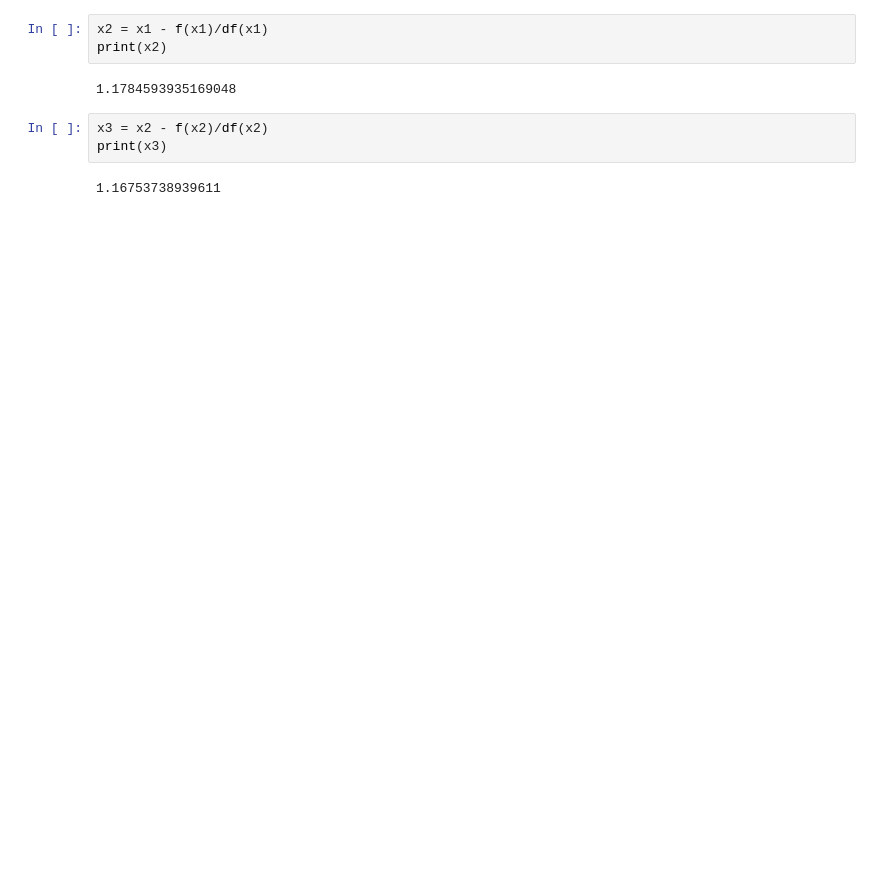
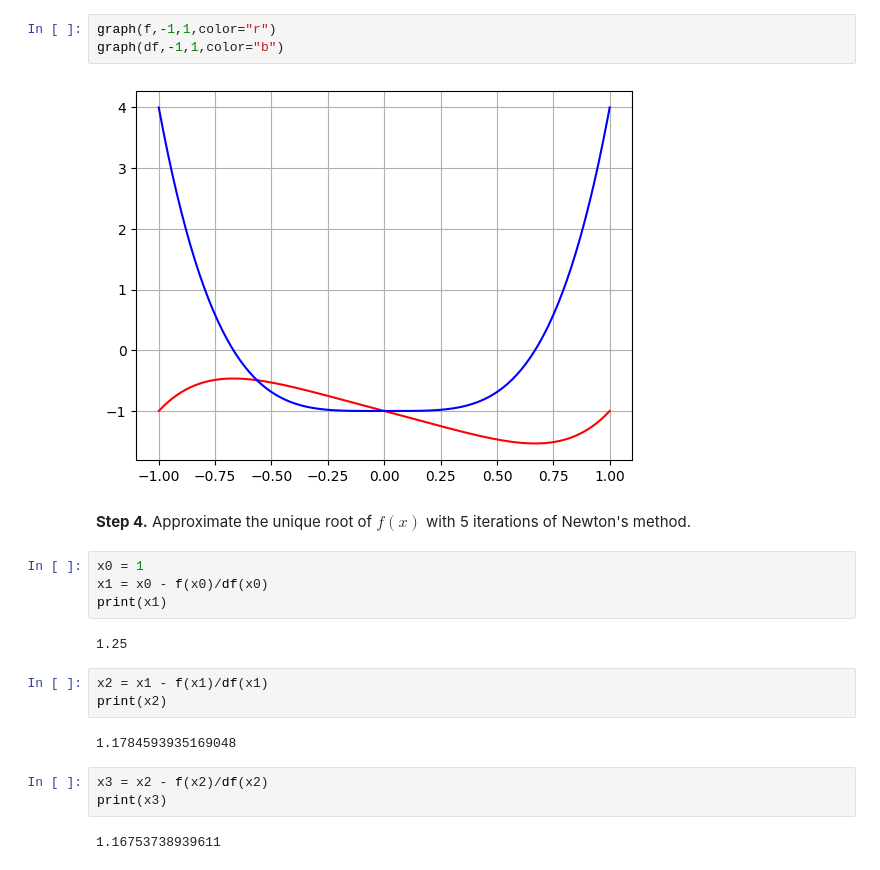
Before and after one commit to CTLMath/birs2025group0, a Jupyter notebook: newton.ipynb, the cells around one changed output. Cells and saved outputs as stored; diff of their text form; blank space fills up the shorter version.

```diff
--- a/newton.ipynb
+++ b/newton.ipynb
@@ -40,3 +79,16 @@ print(x1)
+# %%
+graph(f,-1,1,color="r")
+graph(df,-1,1,color="b")
+# %% [output]
+[figure, added]
+# %% [markdown]
+**Step 4.** Approximate the unique root of $f(x)$ with 5 iterations of Newton's method.
+# %%
+x0 = 1
+x1 = x0 - f(x0)/df(x0)
+print(x1)
+# %% [output]
+1.25
 # %%
 x2 = x1 - f(x1)/df(x1)
 print(x2)
```
Also changed, not shown: parts of 19 cells of this notebook, 4 other files.
